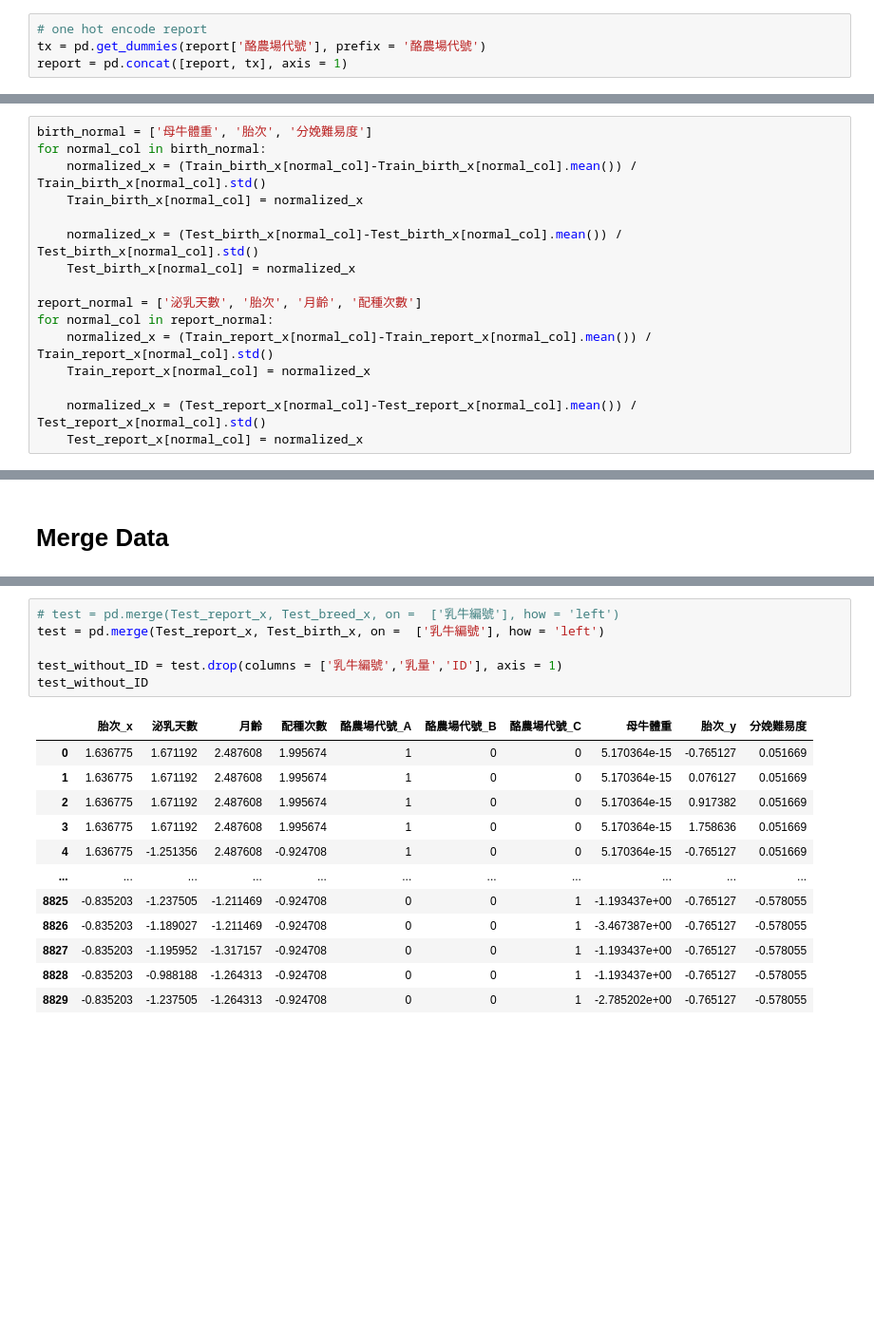
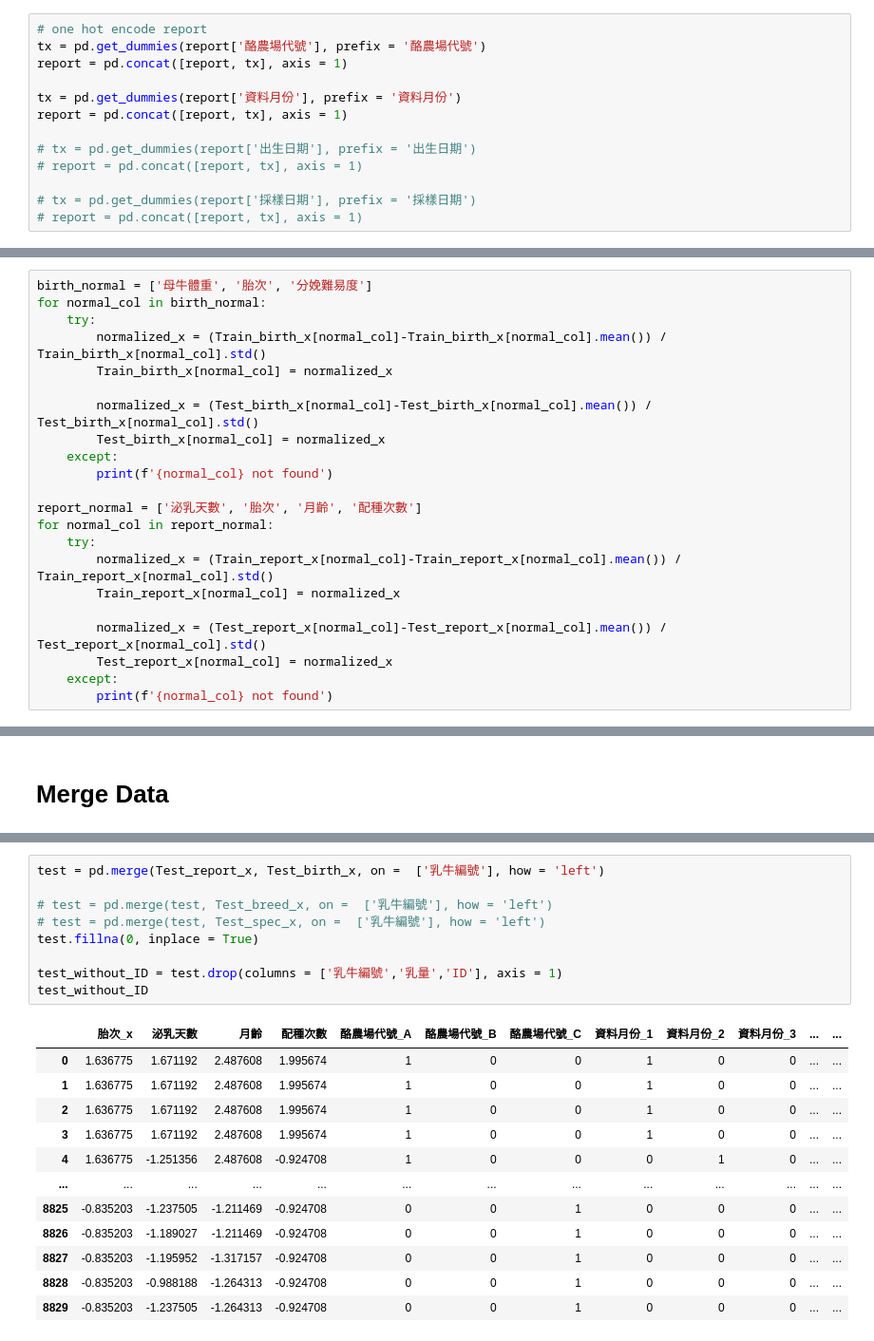
Before and after one commit to kevin879275/DL_FinalProject, a Jupyter notebook: data.ipynb, the cells around one changed output, grey strips where cells are left out. Shown at 95% size. Saved outputs shown, nothing was run; the diff lists cells and outputs as text; blank space fills up the shorter version.

Commit message:
update 5.95
report add 資料月份

spec test done but not working well.

```diff
--- a/data.ipynb
+++ b/data.ipynb
@@ -57,6 +49,15 @@ breed
 # one hot encode report
 tx = pd.get_dummies(report['酪農場代號'], prefix = '酪農場代號')
 report = pd.concat([report, tx], axis = 1)
+
+tx = pd.get_dummies(report['資料月份'], prefix = '資料月份')
+report = pd.concat([report, tx], axis = 1)
+
+# tx = pd.get_dummies(report['出生日期'], prefix = '出生日期')
+# report = pd.concat([report, tx], axis = 1)
+
+# tx = pd.get_dummies(report['採樣日期'], prefix = '採樣日期')
+# report = pd.concat([report, tx], axis = 1)
 # %%
 Train_ID = [rep_val for rep_val in report['ID'].values if rep_val not in submission['ID'].values]
 Train_report = report.loc[report['ID'].isin(Train_ID)]
@@ -192,19 +231,25 @@ See the caveats in the documentation: https://pandas.pydata.org/pandas-docs/stab
 # %%
 birth_normal = ['母牛體重', '胎次', '分娩難易度']
 for normal_col in birth_normal:
-    normalized_x = (Train_birth_x[normal_col]-Train_birth_x[normal_col].mean()) / Train_birth_x[normal_col].std()
-    Train_birth_x[normal_col] = normalized_x
+    try:
+        normalized_x = (Train_birth_x[normal_col]-Train_birth_x[normal_col].mean()) / Train_birth_x[normal_col].std()
+        Train_birth_x[normal_col] = normalized_x
 
-    normalized_x = (Test_birth_x[normal_col]-Test_birth_x[normal_col].mean()) / Test_birth_x[normal_col].std()
-    Test_birth_x[normal_col] = normalized_x
+        normalized_x = (Test_birth_x[normal_col]-Test_birth_x[normal_col].mean()) / Test_birth_x[normal_col].std()
+        Test_birth_x[normal_col] = normalized_x
+    except:
+        print(f'{normal_col} not found')
 
 report_normal = ['泌乳天數', '胎次', '月齡', '配種次數']
 for normal_col in report_normal:
-    normalized_x = (Train_report_x[normal_col]-Train_report_x[normal_col].mean()) / Train_report_x[normal_col].std()
-    Train_report_x[normal_col] = normalized_x
+    try:
+        normalized_x = (Train_report_x[normal_col]-Train_report_x[normal_col].mean()) / Train_report_x[normal_col].std()
+        Train_report_x[normal_col] = normalized_x
 
-    normalized_x = (Test_report_x[normal_col]-Test_report_x[normal_col].mean()) / Test_report_x[normal_col].std()
-    Test_report_x[normal_col] = normalized_x
+        normalized_x = (Test_report_x[normal_col]-Test_report_x[normal_col].mean()) / Test_report_x[normal_col].std()
+        Test_report_x[normal_col] = normalized_x
+    except:
+        print(f'{normal_col} not found')
 # %% [output]
 A value is trying to be set on a copy of a slice from a DataFrame.
 Try using .loc[row_indexer,col_indexer] = value instead
@@ -241,19 +288,22 @@ x
 # %%
-# test = pd.merge(Test_report_x, Test_breed_x, on =  ['乳牛編號'], how = 'left')
 test = pd.merge(Test_report_x, Test_birth_x, on =  ['乳牛編號'], how = 'left')
+
+# test = pd.merge(test, Test_breed_x, on =  ['乳牛編號'], how = 'left')
+# test = pd.merge(test, Test_spec_x, on =  ['乳牛編號'], how = 'left')
+test.fillna(0, inplace = True)
 
 test_without_ID = test.drop(columns = ['乳牛編號','乳量','ID'], axis = 1)
 test_without_ID
 # %% [output]
-|  | 胎次_x | 泌乳天數 | 月齡 | 配種次數 | 酪農場代號_A | 酪農場代號_B | 酪農場代號_C | 母牛體重 | 胎次_y | 分娩難易度 |
-| 0 | 1.636775 | 1.671192 | 2.487608 | 1.995674 | 1 | 0 | 0 | 5.170364e-15 | -0.765127 | 0.051669 |
-| 1 | 1.636775 | 1.671192 | 2.487608 | 1.995674 | 1 | 0 | 0 | 5.170364e-15 | 0.076127 | 0.051669 |
-| 2 | 1.636775 | 1.671192 | 2.487608 | 1.995674 | 1 | 0 | 0 | 5.170364e-15 | 0.917382 | 0.051669 |
-| 3 | 1.636775 | 1.671192 | 2.487608 | 1.995674 | 1 | 0 | 0 | 5.170364e-15 | 1.758636 | 0.051669 |
-| 4 | 1.636775 | -1.251356 | 2.487608 | -0.924708 | 1 | 0 | 0 | 5.170364e-15 | -0.765127 | 0.051669 |
-| ... | ... | ... | ... | ... | ... | ... | ... | ... | ... | ... |
-| 8825 | -0.835203 | -1.237505 | -1.211469 | -0.924708 | 0 | 0 | 1 | -1.193437e+00 | -0.765127 | -0.578055 |
-| 8826 | -0.835203 | -1.189027 | -1.211469 | -0.924708 | 0 | 0 | 1 | -3.467387e+00 | -0.765127 | -0.578055 |
-| 8827 | -0.835203 | -1.195952 | -1.317157 | -0.924708 | 0 | 0 | 1 | -1.193437e+00 | -0.765127 | -0.578055 |
-| 8828 | -0.835203 | -0.988188 | -1.264313 | -0.924708 | 0 | 0 | 1 | -1.193437e+00 | -0.765127 | -0.578055 |
-| 8829 | -0.835203 | -1.237505 | -1.264313 | -0.924708 | 0 | 0 | 1 | -2.785202e+00 | -0.765127 | -0.578055 |
+|  | 胎次_x | 泌乳天數 | 月齡 | 配種次數 | 酪農場代號_A | 酪農場代號_B | 酪農場代號_C | 資料月份_1 | 資料月份_2 | 資料月份_3 | ... | ... |
+| 0 | 1.636775 | 1.671192 | 2.487608 | 1.995674 | 1 | 0 | 0 | 1 | 0 | 0 | ... | ... |
+| 1 | 1.636775 | 1.671192 | 2.487608 | 1.995674 | 1 | 0 | 0 | 1 | 0 | 0 | ... | ... |
+| 2 | 1.636775 | 1.671192 | 2.487608 | 1.995674 | 1 | 0 | 0 | 1 | 0 | 0 | ... | ... |
+| 3 | 1.636775 | 1.671192 | 2.487608 | 1.995674 | 1 | 0 | 0 | 1 | 0 | 0 | ... | ... |
+| 4 | 1.636775 | -1.251356 | 2.487608 | -0.924708 | 1 | 0 | 0 | 0 | 1 | 0 | ... | ... |
+| ... | ... | ... | ... | ... | ... | ... | ... | ... | ... | ... | ... | ... |
+| 8825 | -0.835203 | -1.237505 | -1.211469 | -0.924708 | 0 | 0 | 1 | 0 | 0 | 0 | ... | ... |
+| 8826 | -0.835203 | -1.189027 | -1.211469 | -0.924708 | 0 | 0 | 1 | 0 | 0 | 0 | ... | ... |
+| 8827 | -0.835203 | -1.195952 | -1.317157 | -0.924708 | 0 | 0 | 1 | 0 | 0 | 0 | ... | ... |
+| 8828 | -0.835203 | -0.988188 | -1.264313 | -0.924708 | 0 | 0 | 1 | 0 | 0 | 0 | ... | ... |
+| 8829 | -0.835203 | -1.237505 | -1.264313 | -0.924708 | 0 | 0 | 1 | 0 | 0 | 0 | ... | ... |
```
Also changed, not shown: parts of 7 cells of this notebook, 2 other files.
